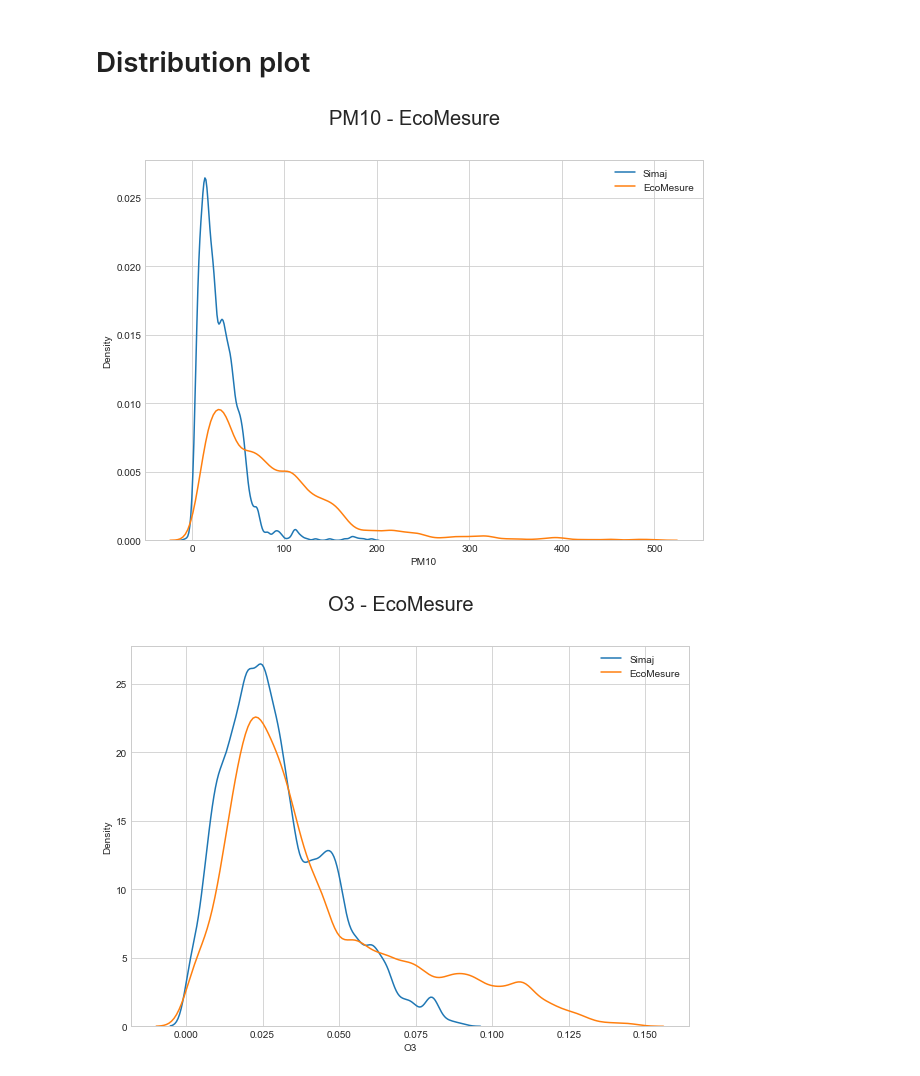
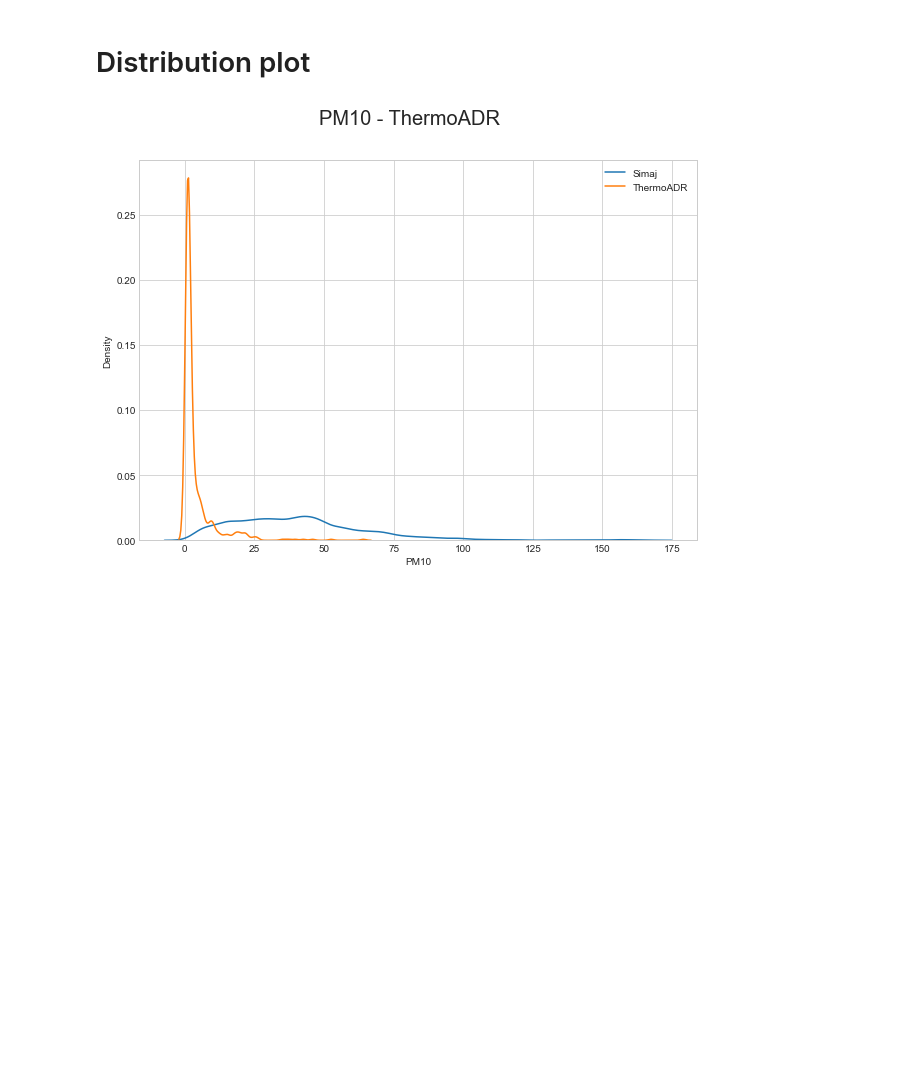
Before and after one commit to edgaregurrola/satellite_aq, a Jupyter notebook: notebooks/07b-LowCostSensors.ipynb, the cells around one changed output. Saved outputs shown, nothing was run; the diff lists cells and outputs as text; code cells hidden in the pictures; blank space fills up the shorter version.

```diff
--- a/notebooks/07b-LowCostSensors.ipynb
+++ b/notebooks/07b-LowCostSensors.ipynb
@@ -252,7 +351,7 @@ def residual_analysis(df_simaj, df_electronic, param):
     df_merge = df_merge.dropna()
     return df_merge
 # %%
-df_merge = residual_analysis(df_simaj, df_ec, 'O3')
-df_merge['res'] = (df_merge['O3_x'] - df_merge['O3_y'])
+df_merge = residual_analysis(df_simaj, df_tr, 'PM10')
+df_merge['res'] = (df_merge['PM10_x'] - df_merge['PM10_y'])
 df_merge.head(2)
 # %% [output]
@@ -295,3 +394,7 @@ def graph_residual(df_simaj, df_electronic, param, name, save=False):
         plt.savefig(f'../output/figures/lowcost_sensor/{name}_{param}_Residuals.png',dpi=150)
 
     return plt.show()
+# %%
+param = ['PM10']
+for p in param:
+    graph_residual(df_stfe, df_tr, p, 'ThermoADR', save=True)
@@ -298,12 +403,8 @@ def graph_residual(df_simaj, df_electronic, param, name, save=False):
 # %%
 param = ['PM10','O3','NO2']
 for p in param:
-    graph_residual(df_simaj, df_ec, p, 'EcoMesure', save=False)
+    graph_residual(df_simaj, df_ec, p, 'EcoMesure', save=True)
 # %% [output]
 [figure]
 [figure]
 [figure]
-# %%
-param = ['PM10','O3','NO2']
-for p in param:
-    graph_residual(df_simaj, df_el, p, 'eLichens', save=True)
@@ -329,12 +426,11 @@ def graph_distribution(df_simaj, df_electronic, param, name, save=False):
 
     return plt.show()
 # %%
-param = ['PM10','O3','NO2']
+param = ['PM10']
 for p in param:
-    graph_distribution(df_simaj, df_ec, p, 'EcoMesure', save=True)
+    graph_distribution(df_stfe, df_tr, p, 'ThermoADR', save=True)
 # %% [output]
-[figure, old version]
+[figure, new version]
-[figure, removed]
 # %%
 param = ['PM10','O3','NO2']
 for p in param:
```
Also changed, not shown: parts of 22 cells of this notebook, 14 other files.
